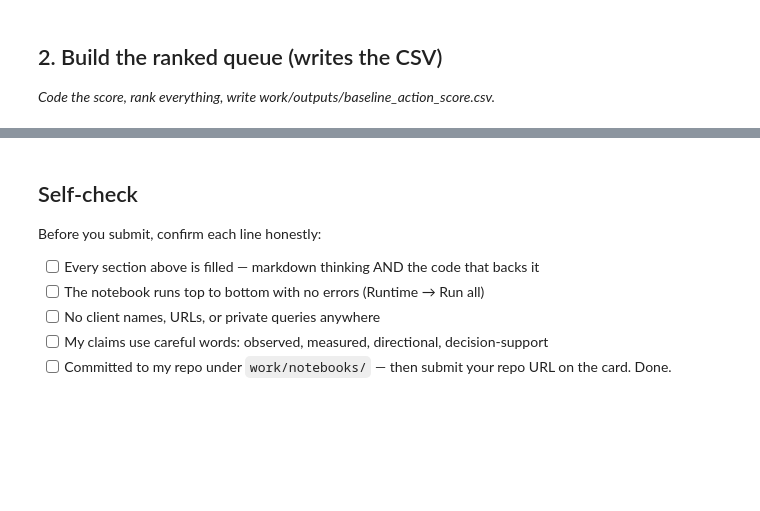
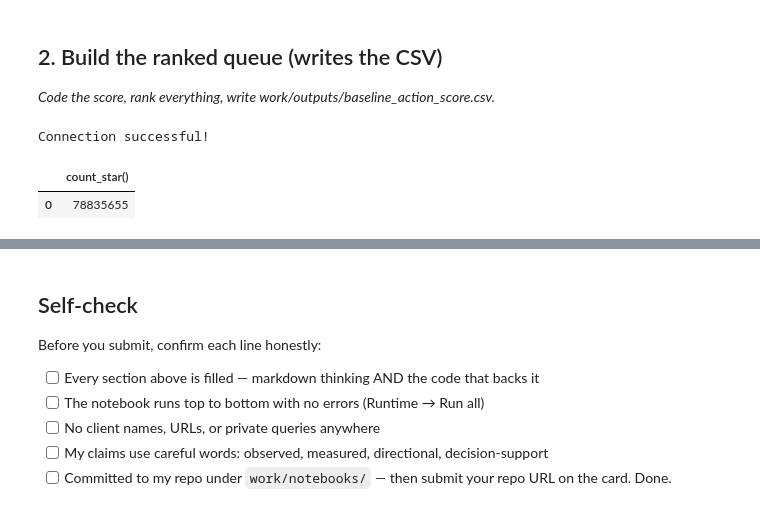
Before and after one commit to Mahnoor-Kalsoom/flyrank-ml-internship, a Jupyter notebook: work/notebooks/w04_baseline_score.ipynb, the cells around one changed output, grey strips where cells are left out. Cells and saved outputs as stored; diff of their text form; code cells hidden in the pictures; blank space fills up the shorter version.

```diff
--- a/work/notebooks/w04_baseline_score.ipynb
+++ b/work/notebooks/w04_baseline_score.ipynb
@@ -17,3 +40,39 @@ This skeleton is yours to fill. Work the sections **in order** — each one has
 ## 2. Build the ranked queue (writes the CSV)
 
 *Code the score, rank everything, write work/outputs/baseline_action_score.csv.*
+# %%
+!pip install duckdb pyarrow -q
+
+import duckdb
+from google.colab import userdata
+
+# Get your Hugging Face token from Colab Secrets
+HF_TOKEN = userdata.get("HF_TOKEN")
+
+# Connect to DuckDB
+con = duckdb.connect()
+
+# Create Hugging Face secret
+con.execute(f"""
+CREATE OR REPLACE SECRET hf_secret (
+    TYPE huggingface,
+    TOKEN '{HF_TOKEN}'
+)
+""")
+
+# Dataset location
+REL = "hf://datasets/FlyRank/internship-warehouse"
+
+print("Connection successful!")
+# %% [output]
+Connection successful!
+# %%
+con.sql(f"""
+SELECT COUNT(*)
+FROM read_parquet(
+'{REL}/fact_content_daily_performance/**/*.parquet'
+)
+""").df()
+# %% [output]
+|  | count_star() |
+| 0 | 78835655 |
```
Also changed, not shown: parts of 12 cells of this notebook.
